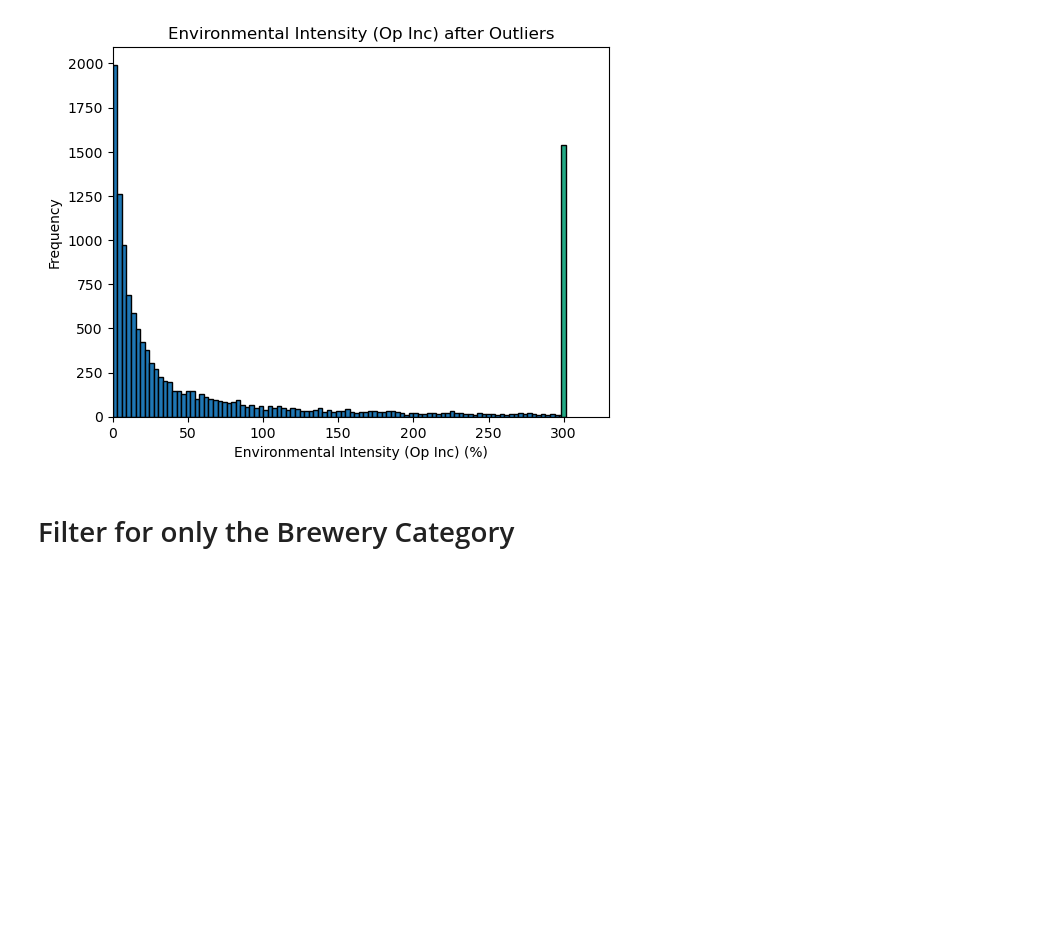
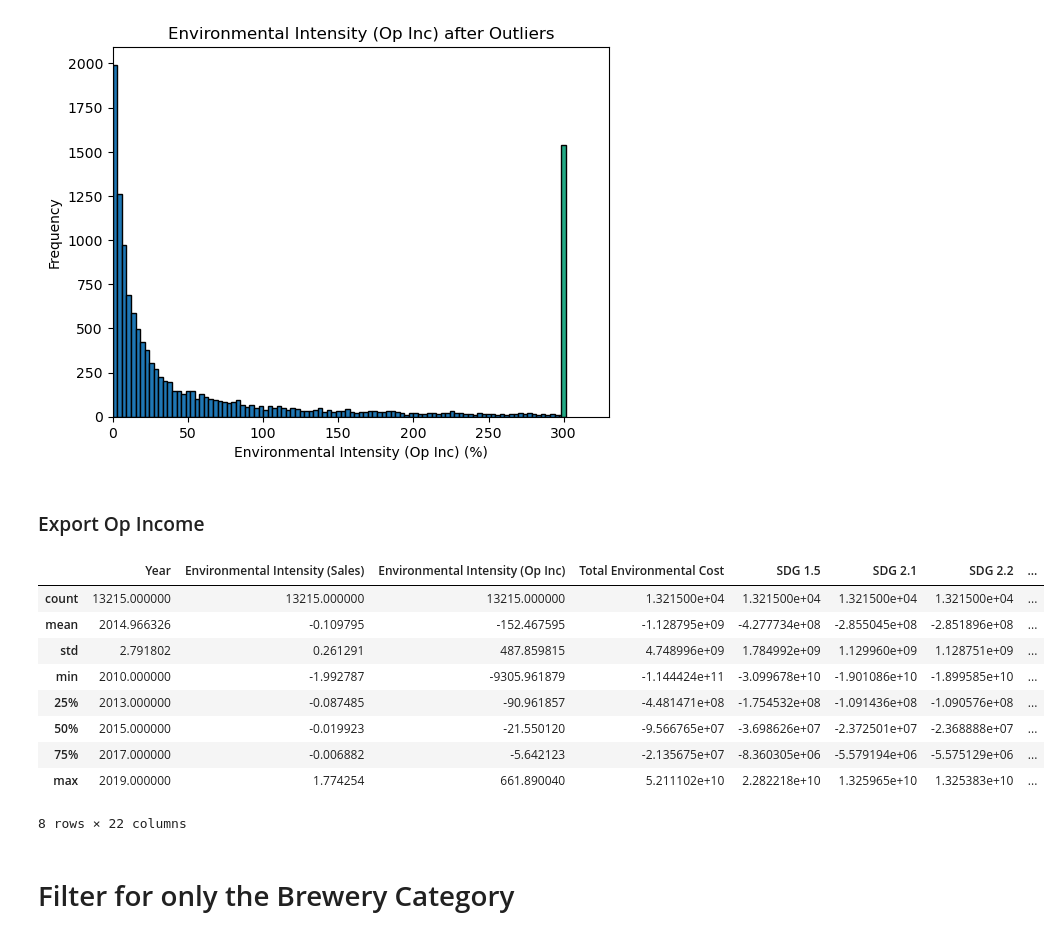
Before and after one commit to yummypugs/SPM-Project-Harvard, a Jupyter notebook: 1.0 Data Cleaning and Preprocessing.ipynb, the cells around one changed output. Cells and saved outputs as stored; diff of their text form; code cells hidden in the pictures; blank space fills up the shorter version.

```diff
--- a/1.0 Data Cleaning and Preprocessing.ipynb
+++ b/1.0 Data Cleaning and Preprocessing.ipynb
@@ -362,3 +362,5 @@ plt.ylabel("Frequency")
 plt.show()
 # %% [output]
 [figure]
+# %% [markdown]
+### Export Op Income
@@ -365,3 +369,16 @@ plt.show()
+# %%
+df_new_opinc.describe()
+# %% [output]
+|  | Year | Environmental Intensity (Sales) | Environmental Intensity (Op Inc) | Total Environmental Cost | SDG 1.5 | SDG 2.1 | SDG 2.2 | ... |
+| count | 13215.000000 | 13215.000000 | 13215.000000 | 1.321500e+04 | 1.321500e+04 | 1.321500e+04 | 1.321500e+04 | ... |
+| mean | 2014.966326 | -0.109795 | -152.467595 | -1.128795e+09 | -4.277734e+08 | -2.855045e+08 | -2.851896e+08 | ... |
+| std | 2.791802 | 0.261291 | 487.859815 | 4.748996e+09 | 1.784992e+09 | 1.129960e+09 | 1.128751e+09 | ... |
+| min | 2010.000000 | -1.992787 | -9305.961879 | -1.144424e+11 | -3.099678e+10 | -1.901086e+10 | -1.899585e+10 | ... |
+| 25% | 2013.000000 | -0.087485 | -90.961857 | -4.481471e+08 | -1.754532e+08 | -1.091436e+08 | -1.090576e+08 | ... |
+| 50% | 2015.000000 | -0.019923 | -21.550120 | -9.566765e+07 | -3.698626e+07 | -2.372501e+07 | -2.368888e+07 | ... |
+| 75% | 2017.000000 | -0.006882 | -5.642123 | -2.135675e+07 | -8.360305e+06 | -5.579194e+06 | -5.575129e+06 | ... |
+| max | 2019.000000 | 1.774254 | 661.890040 | 5.211102e+10 | 2.282218e+10 | 1.325965e+10 | 1.325383e+10 | ... |
+8 rows × 22 columns
 # %% [markdown]
 # Filter for only the Brewery Category
 # %%
```
Also changed, not shown: parts of 1 cell of this notebook, 1 other file.
